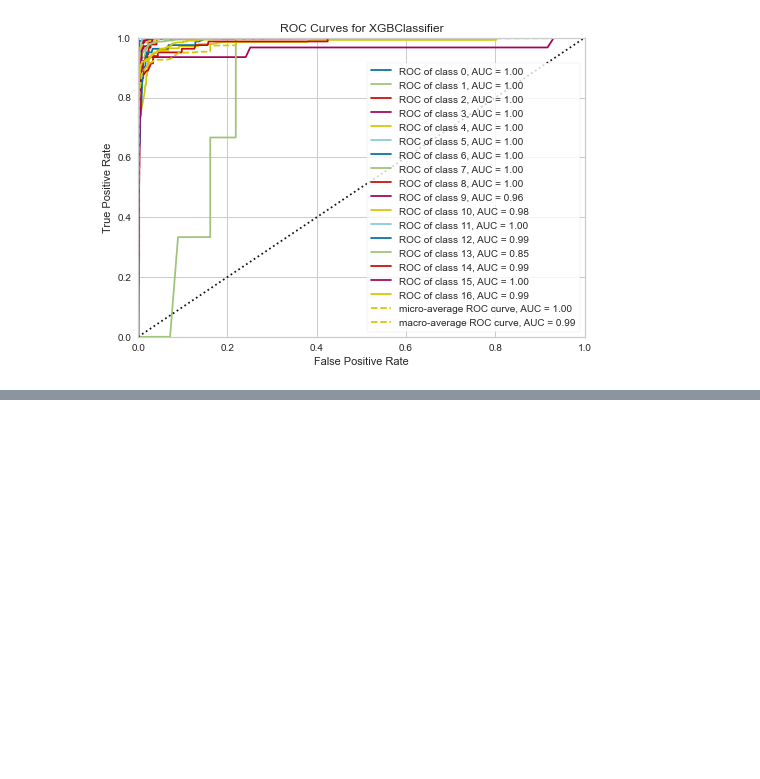
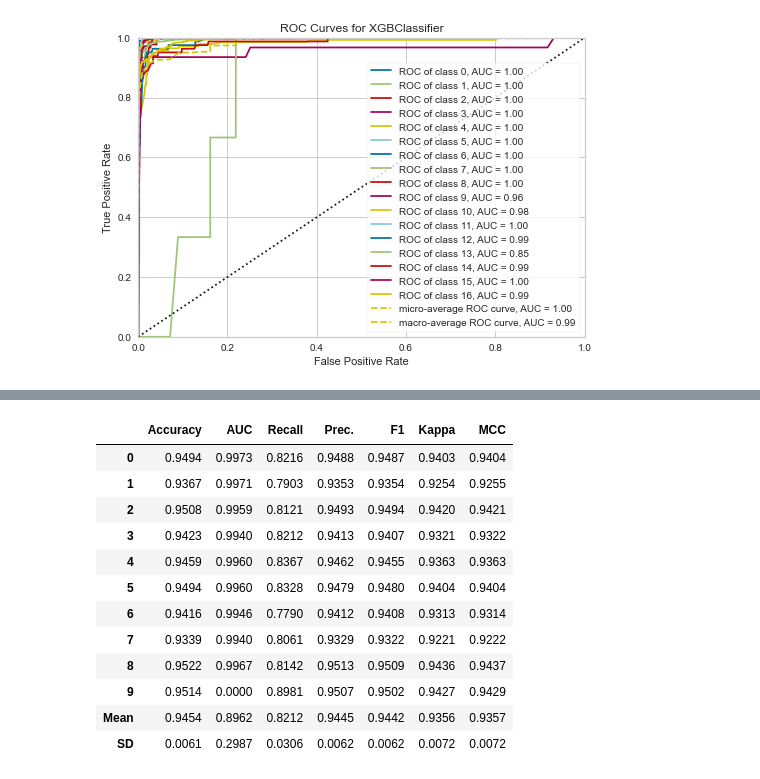
Before and after one commit to montgoz007/bugs-caret, a Jupyter notebook: pathway_classify.ipynb, the cells around one changed output, grey strips where cells are left out. Saved outputs shown, nothing was run; the diff lists cells and outputs as text; code cells hidden in the pictures; blank space fills up the shorter version.

```diff
--- a/pathway_classify.ipynb
+++ b/pathway_classify.ipynb
@@ -569,0 +597,25 @@ KeyboardInterrupt:
+# %%
+# compare all baseline models and select top 5
+top5 = compare_models(n_select = 5)
+# tune top 5 base models
+tuned_top5 = [tune_model(i) for i in top5]
+# ensemble top 5 tuned models
+bagged_top5 = [ensemble_model(i) for i in tuned_top5]
+# blend top 5 base models
+blender = blend_models(estimator_list = top5)
+# select best model
+best_blend = automl(optimize = 'F1')
+# %% [output]
+|  | Accuracy | AUC | Recall | Prec. | F1 | Kappa | MCC |
+| 0 | 0.9494 | 0.9973 | 0.8216 | 0.9488 | 0.9487 | 0.9403 | 0.9404 |
+| 1 | 0.9367 | 0.9971 | 0.7903 | 0.9353 | 0.9354 | 0.9254 | 0.9255 |
+| 2 | 0.9508 | 0.9959 | 0.8121 | 0.9493 | 0.9494 | 0.9420 | 0.9421 |
+| 3 | 0.9423 | 0.9940 | 0.8212 | 0.9413 | 0.9407 | 0.9321 | 0.9322 |
+| 4 | 0.9459 | 0.9960 | 0.8367 | 0.9462 | 0.9455 | 0.9363 | 0.9363 |
+| 5 | 0.9494 | 0.9960 | 0.8328 | 0.9479 | 0.9480 | 0.9404 | 0.9404 |
+| 6 | 0.9416 | 0.9946 | 0.7790 | 0.9412 | 0.9408 | 0.9313 | 0.9314 |
+| 7 | 0.9339 | 0.9940 | 0.8061 | 0.9329 | 0.9322 | 0.9221 | 0.9222 |
+| 8 | 0.9522 | 0.9967 | 0.8142 | 0.9513 | 0.9509 | 0.9436 | 0.9437 |
+| 9 | 0.9514 | 0.0000 | 0.8981 | 0.9507 | 0.9502 | 0.9427 | 0.9429 |
+| Mean | 0.9454 | 0.8962 | 0.8212 | 0.9445 | 0.9442 | 0.9356 | 0.9357 |
+| SD | 0.0061 | 0.2987 | 0.0306 | 0.0062 | 0.0062 | 0.0072 | 0.0072 |
```
Also changed, not shown: parts of 3 cells of this notebook, 3 other files.
